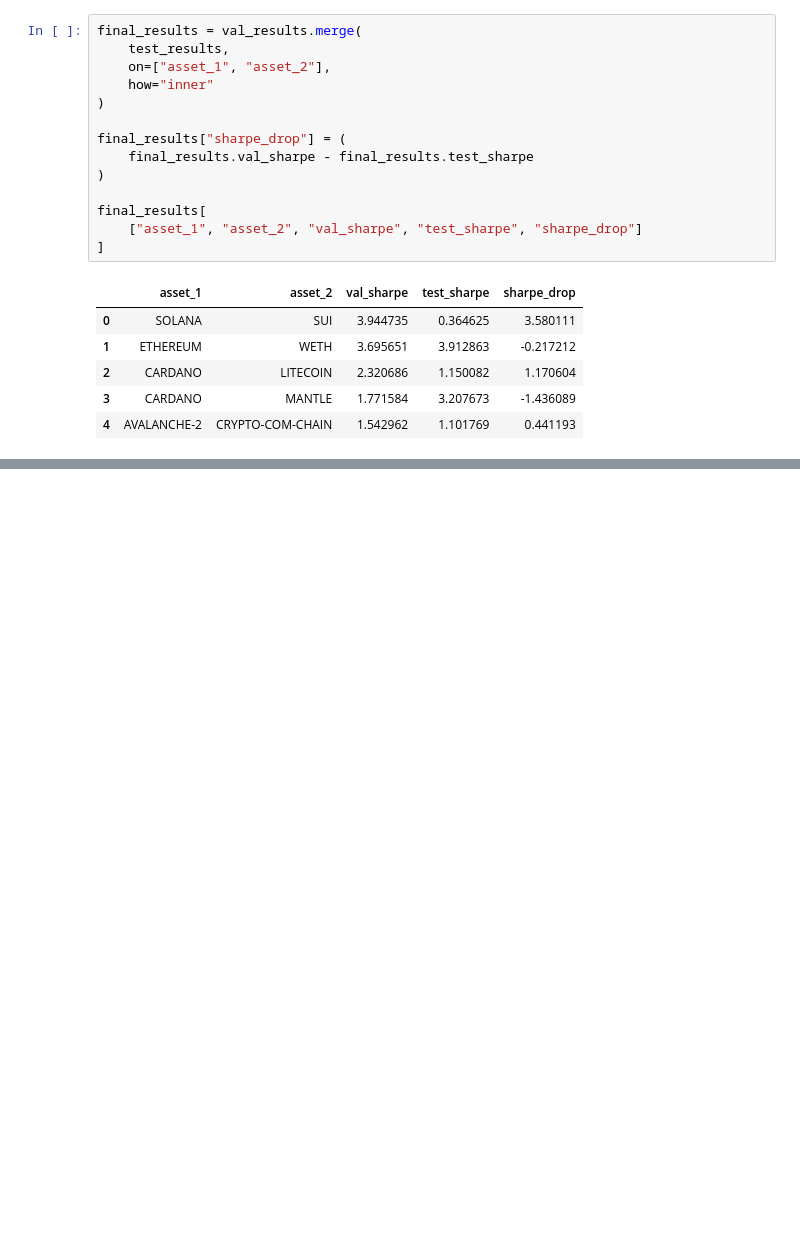
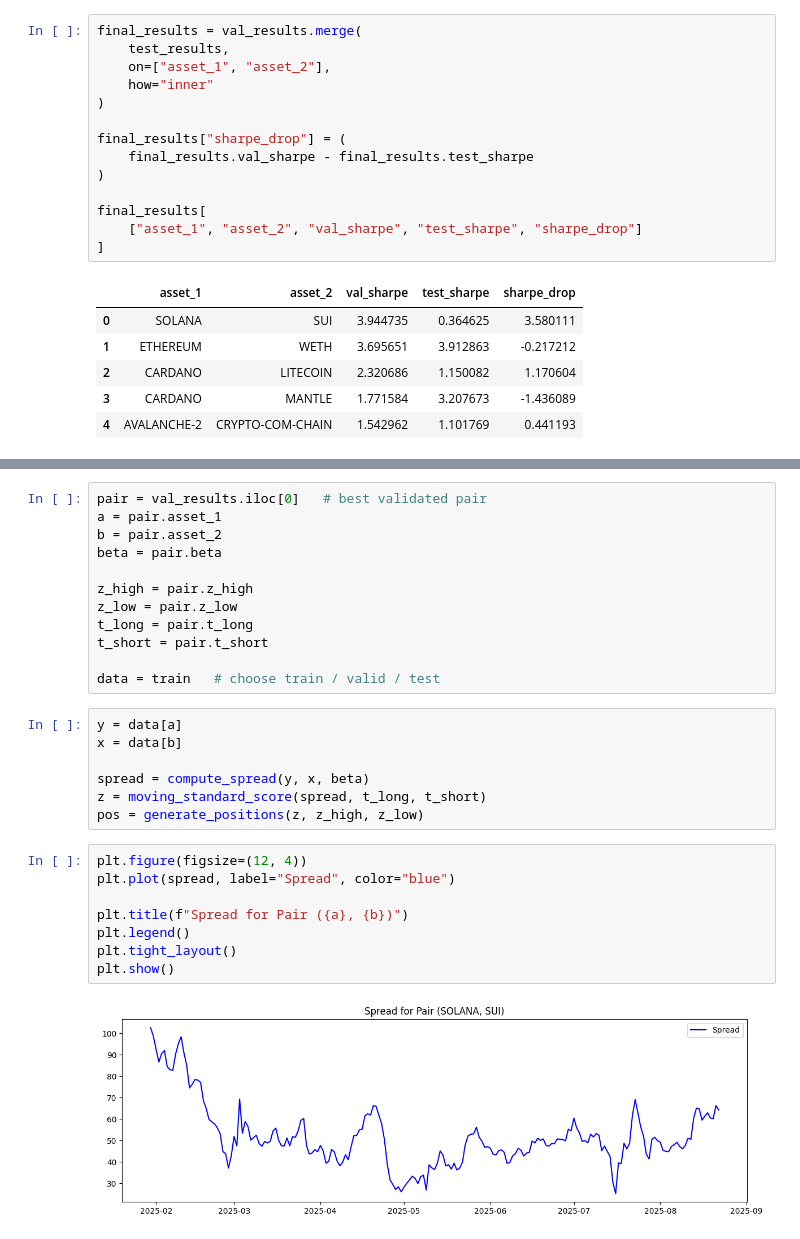
Before and after one commit to TanaP06/pair-trading-crypto, a Jupyter notebook: 03_pair_trading_strategy.ipynb, the cells around one changed output, grey strips where cells are left out. Cells and saved outputs as stored; diff of their text form; blank space fills up the shorter version.

```diff
--- a/03_pair_trading_strategy.ipynb
+++ b/03_pair_trading_strategy.ipynb
@@ -569,0 +590,29 @@ plt.show()
+# %%
+pair = val_results.iloc[0]   # best validated pair
+a = pair.asset_1
+b = pair.asset_2
+beta = pair.beta
+
+z_high = pair.z_high
+z_low = pair.z_low
+t_long = pair.t_long
+t_short = pair.t_short
+
+data = train   # choose train / valid / test
+# %%
+y = data[a]
+x = data[b]
+
+spread = compute_spread(y, x, beta)
+z = moving_standard_score(spread, t_long, t_short)
+pos = generate_positions(z, z_high, z_low)
+# %%
+plt.figure(figsize=(12, 4))
+plt.plot(spread, label="Spread", color="blue")
+
+plt.title(f"Spread for Pair ({a}, {b})")
+plt.legend()
+plt.tight_layout()
+plt.show()
+# %% [output]
+[figure, added]
```
Also changed, not shown: parts of 19 cells of this notebook, 2 other files.
